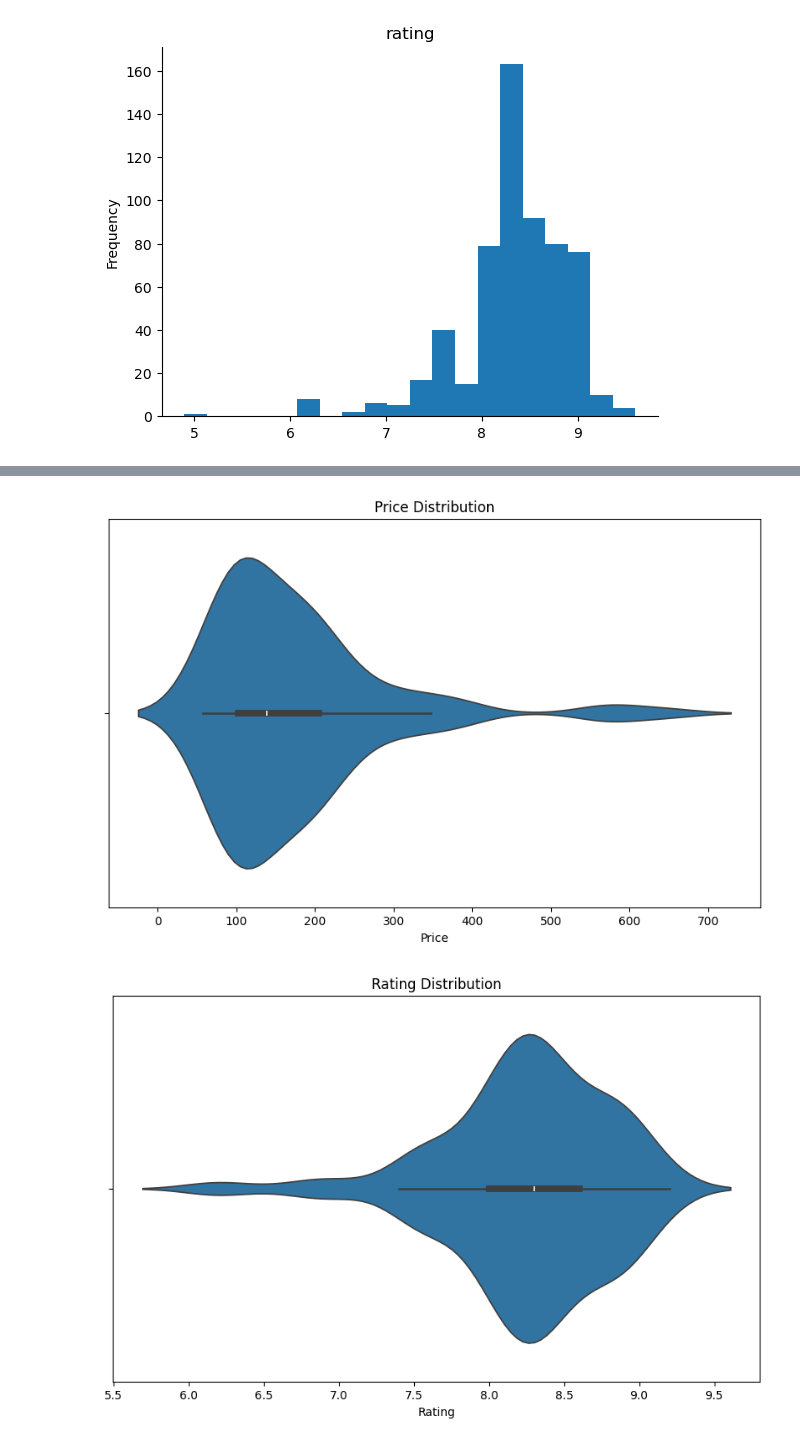
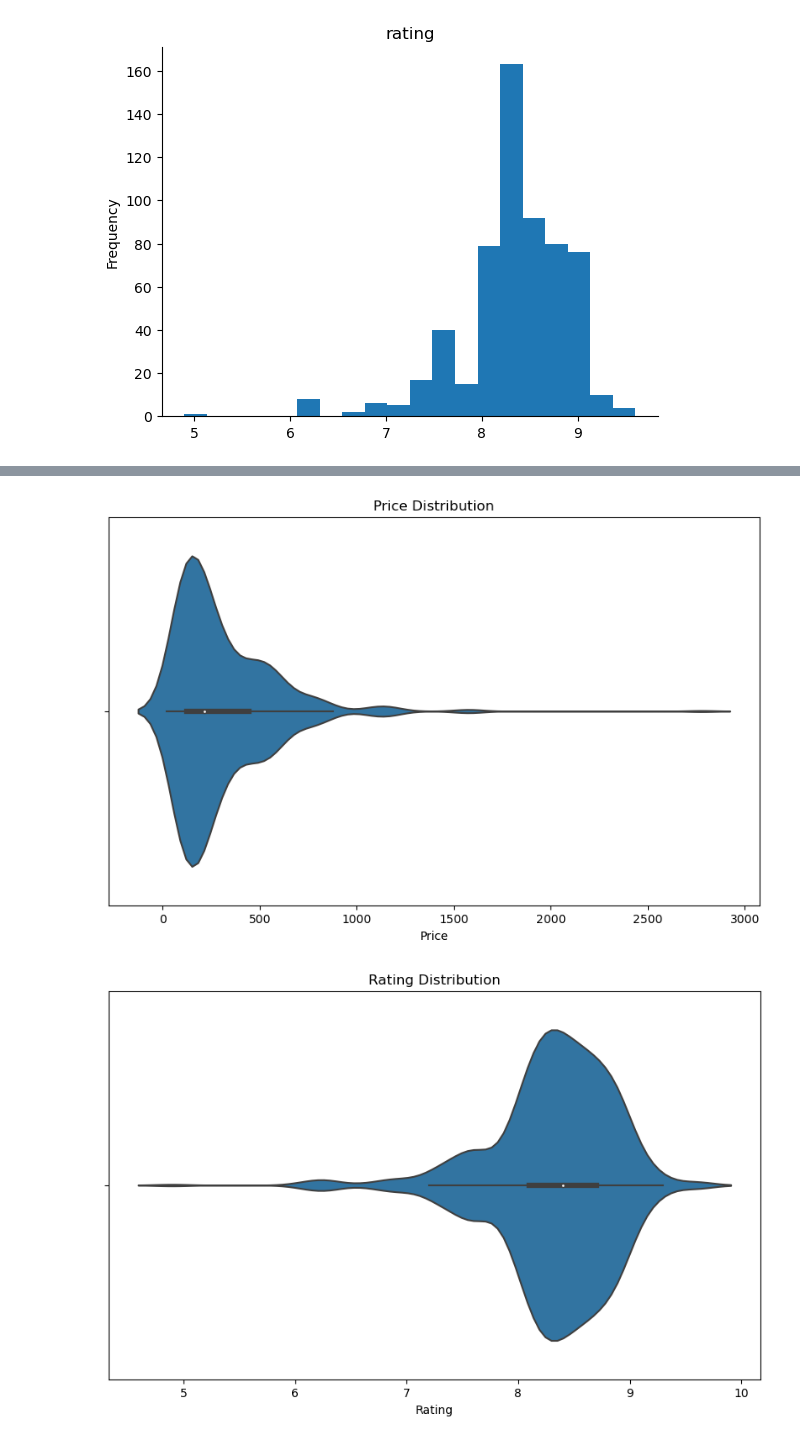
Before and after one commit to amirmfarzane/Data-Science-Course-Projects, a Jupyter notebook: P1/analysis.ipynb, the cells around one changed output, grey strips where cells are left out. Cells and saved outputs as stored; diff of their text form; code cells hidden in the pictures.

```diff
--- a/P1/analysis.ipynb
+++ b/P1/analysis.ipynb
@@ -159,7 +146,7 @@ dtype: int64
 # %% [markdown]
 # Visualization
 # %%
-df.drop(columns = ["location" , "price" , "nights" , "adults" , "review" , "bed" , 'distance from centure' ,  ] , inplace = True)
+df.drop(columns = ["location" , "price" , "nights" , "adults" , "review" , "bed" , 'distance from centure' ] , inplace = True)
 # %%
 df.columns = df.columns.str.replace('2$', '')
 numerical_df = df.select_dtypes(include=[int, float])
@@ -249,5 +235 @@ plt.show()
-# %%
-main_df = df
-df = df[df["nights2"] == 1]
-df = df[df["adults2"] == 2]
 # %%
@@ -353,20 +346,20 @@ plt.show()
 # %%
 # Create a violin plot for price
 plt.figure(figsize=(10, 6))
-sns.violinplot(data=main_df, x='price2')
+sns.violinplot(data=df, x='price')
 plt.title('Price Distribution')
 plt.xlabel('Price')
 
 plt.show()
 
 # Create a violin plot for rating
 plt.figure(figsize=(10, 6))
-sns.violinplot(data=main_df, x='rating')
+sns.violinplot(data=df, x='rating')
 plt.title('Rating Distribution')
 plt.xlabel('Rating')
 
 plt.show()
 # %% [output]
-[figure, old version]
+[figure, new version]
-[figure, old version]
+[figure, new version]
 # %%
```
Also changed, not shown: parts of 26 cells of this notebook.
